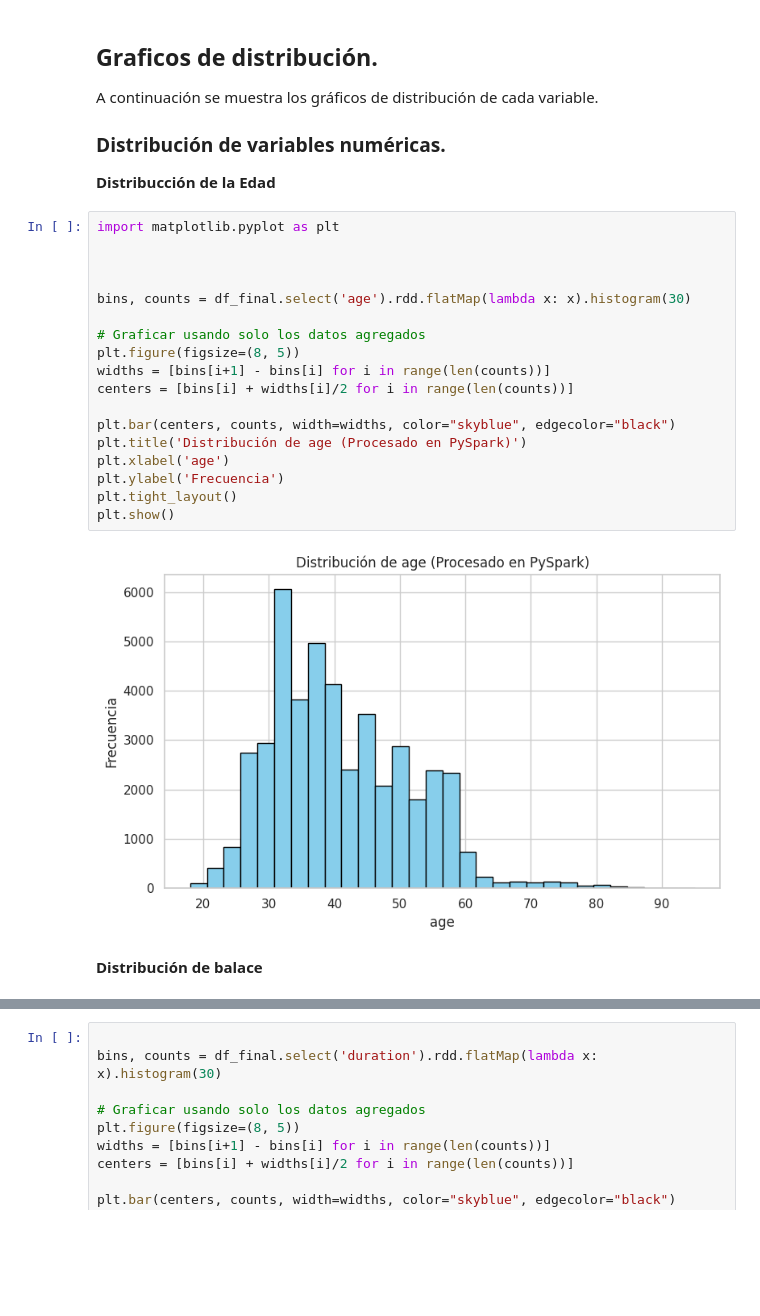
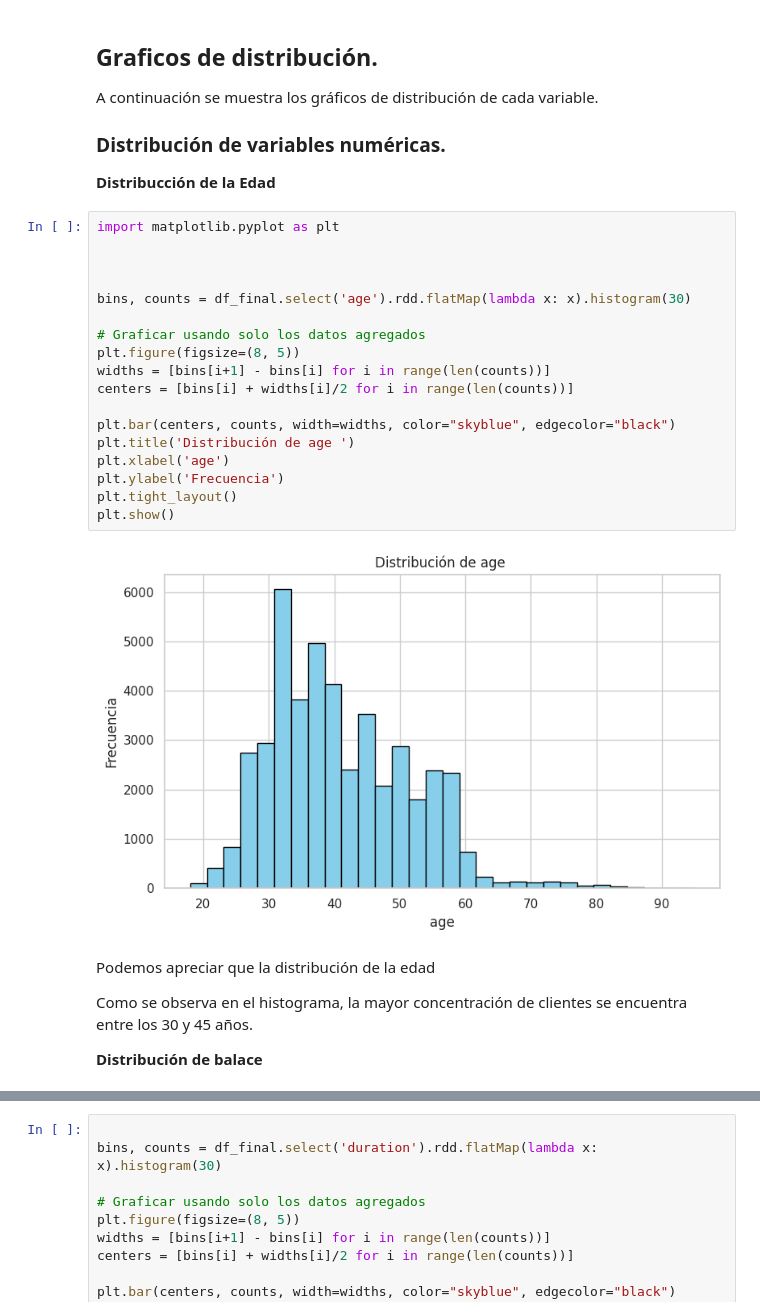
Before and after one commit to eseblanco/CiDatTecMod1, a Jupyter notebook: tarea3.ipynb, the cells around one changed output, grey strips where cells are left out. Drawn from its saved outputs; the diff is of its cells as text; blank space fills up the shorter version.

```diff
--- a/tarea3.ipynb
+++ b/tarea3.ipynb
@@ -714,23 +835,27 @@ A continuación se muestra los gráficos de distribución de cada variable.
 # %%
 import matplotlib.pyplot as plt
 
 
 
 bins, counts = df_final.select('age').rdd.flatMap(lambda x: x).histogram(30)
 
 # Graficar usando solo los datos agregados
 plt.figure(figsize=(8, 5))
 widths = [bins[i+1] - bins[i] for i in range(len(counts))]
 centers = [bins[i] + widths[i]/2 for i in range(len(counts))]
 
 plt.bar(centers, counts, width=widths, color="skyblue", edgecolor="black")
-plt.title('Distribución de age (Procesado en PySpark)')
+plt.title('Distribución de age ')
 plt.xlabel('age')
 plt.ylabel('Frecuencia')
 plt.tight_layout()
 plt.show()
 # %% [output]
-[figure, old version]
+[figure, new version]
-# %% [markdown]
-**Distribución de balace**
+# %% [markdown]
+Podemos apreciar que la distribución de la edad
+
+Como se observa en el histograma, la mayor concentración de clientes se encuentra entre los 30 y 45 años.
+
+**Distribución de balace**
 # %%
```
Also changed, not shown: parts of 45 cells of this notebook, 7 other files.
